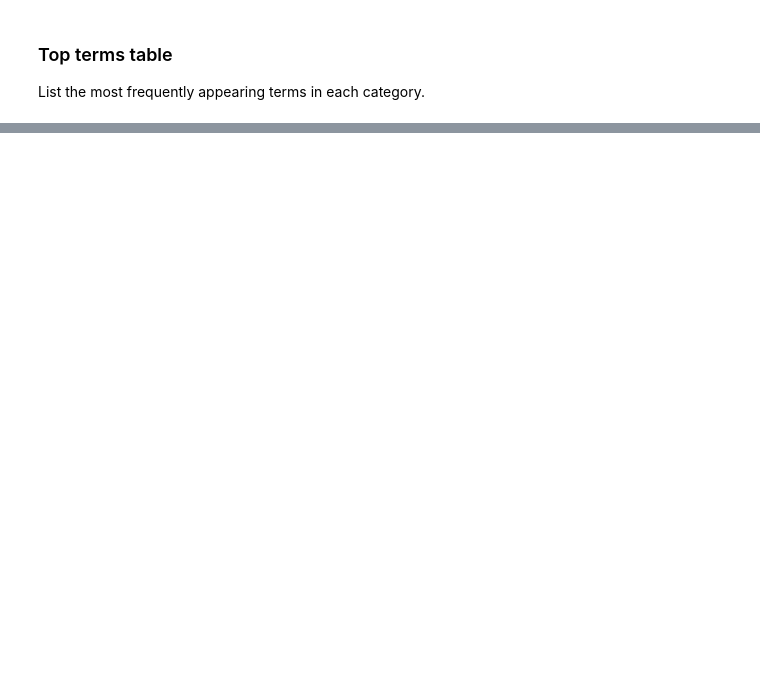
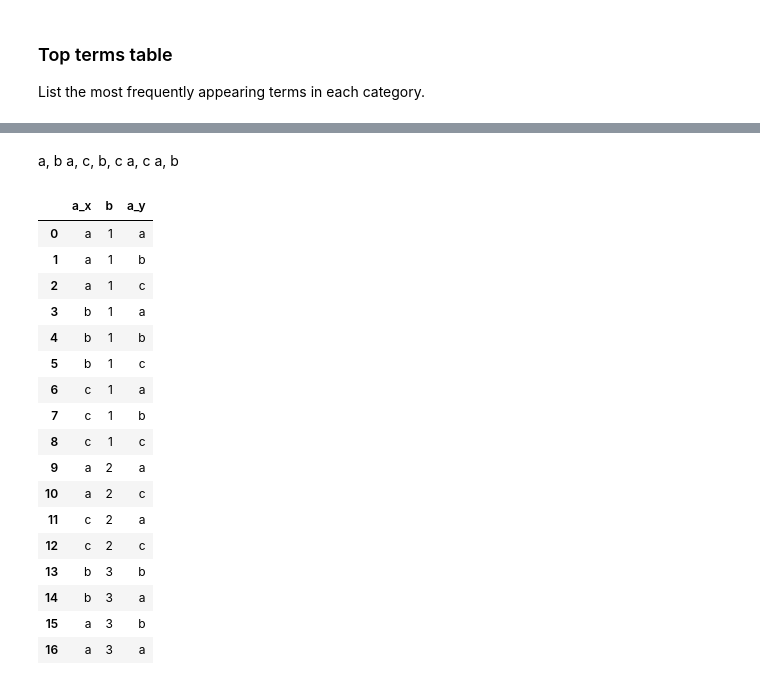
Before and after one commit to CamLib/genizah-medical-visualisation, a Jupyter notebook: notebooks/04-data-visualisation.ipynb, the cells around one changed output, grey strips where cells are left out. Saved outputs shown, nothing was run; the diff lists cells and outputs as text; code cells hidden in the pictures; blank space fills up the shorter version.

```diff
--- a/notebooks/04-data-visualisation.ipynb
+++ b/notebooks/04-data-visualisation.ipynb
@@ -330,0 +445,4 @@ List the most frequently appearing terms in each category.
+# %%
+df = pd.DataFrame({'a': ['a', 'b', 'c', 'a', 'c', 'b', 'a'],
+                   'b': ['1', '1', '1', '2', '2', '3', '3']})
+df
@@ -330,0 +458,28 @@ List the most frequently appearing terms in each category.
+# %% [markdown]
+a, b
+a, c,
+b, c
+a, c
+a, b
+# %%
+dfm = pd.merge(df, df, how='left', on='b')
+dfm
+# %% [output]
+|  | a_x | b | a_y |
+| 0 | a | 1 | a |
+| 1 | a | 1 | b |
+| 2 | a | 1 | c |
+| 3 | b | 1 | a |
+| 4 | b | 1 | b |
+| 5 | b | 1 | c |
+| 6 | c | 1 | a |
+| 7 | c | 1 | b |
+| 8 | c | 1 | c |
+| 9 | a | 2 | a |
+| 10 | a | 2 | c |
+| 11 | c | 2 | a |
+| 12 | c | 2 | c |
+| 13 | b | 3 | b |
+| 14 | b | 3 | a |
+| 15 | a | 3 | b |
+| 16 | a | 3 | a |
```
Also changed, not shown: parts of 19 cells of this notebook.
